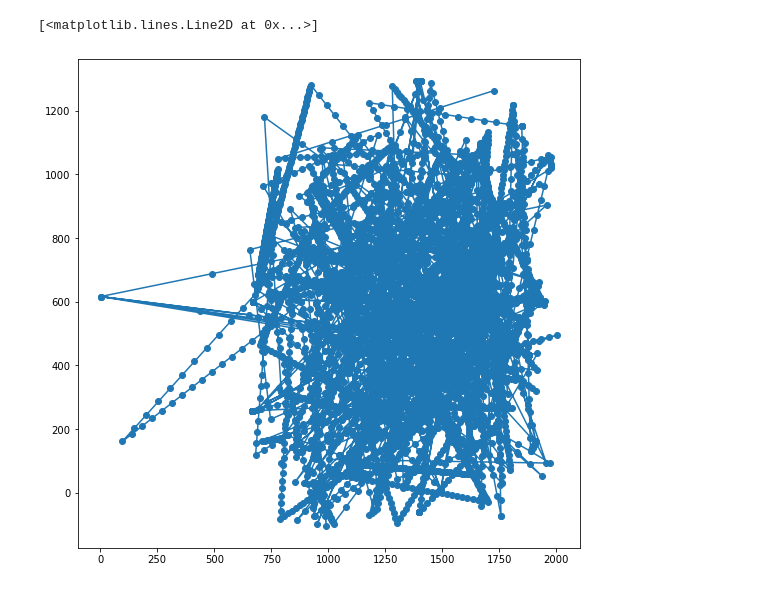
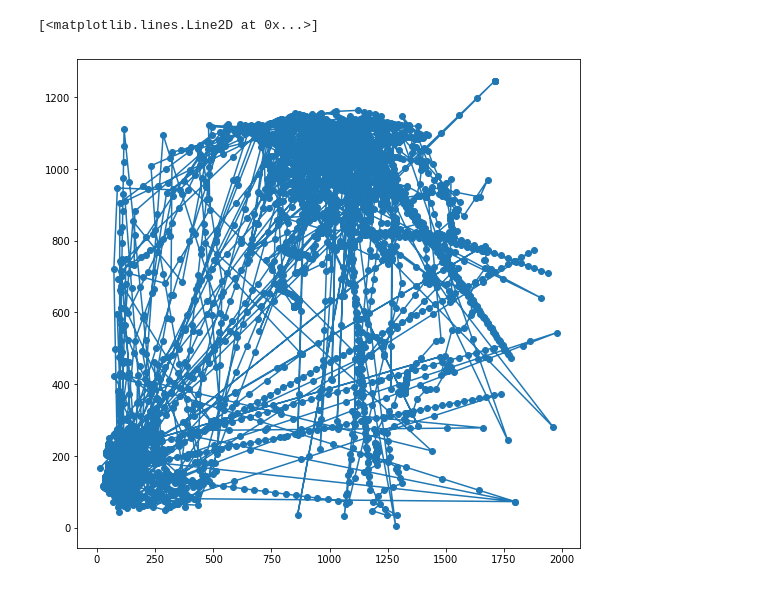
Before and after one commit to hstrey/ants, a Jupyter notebook: ants random walk.ipynb, the cells around one changed output. Drawn from its saved outputs; the diff is of its cells as text; code cells hidden in the pictures.

```diff
--- a/ants random walk.ipynb
+++ b/ants random walk.ipynb
@@ -4,5 +4,5 @@ import numpy as np
 import pandas as pd
 import matplotlib.pyplot as plt
 # %%
-ant_data = pd.read_excel("spatial_data_revised.xlsx",sheet_name="Colony A")
+ant_spatial = pd.read_excel("spatial_data_revised.xlsx",sheet_name="Colony A")
 # %%
@@ -24,3 +18,20 @@ ant_data
 # %%
-ant_data["a1_transformed_x"][:30]
+antspeed = []
+t = np.array(ant_data["time_sec"])
+for ant in ant_set:
+    antx_index = "a"+str(ant)+"_transformed_x"
+    anty_index = "a"+str(ant)+"_transformed_y"
+    x = np.array(ant_spatial[antx_index])
+    y = np.array(ant_spatial[anty_index])
+    isxnan = np.isnan(x)
+    x = x[~isxnan]
+    y = y[~isxnan]
+    tt = t[~isxnan]
+    xdiff_sq = np.diff(x)**2
+    ydiff_sq = np.diff(y)**2
+    tdiff = np.diff(tt)
+    dist = np.sqrt(xdiff_sq+ydiff_sq)
+    speed = sum(dist/tdiff)
+    antspeed.append(speed)
+    print("ant: ",ant,"speed: ",sum(dist/tdiff))
 # %% [output]
@@ -44,5 +55,2 @@ Name: a1_transformed_x, dtype: float64
 # %%
-x = np.array(ant_data["a1_transformed_x"])[28:]
-y = np.array(ant_data["a1_transformed_y"])[28:]
-t = np.array(ant_data["time_sec"])[28:]
-r = (x**2 + y**2) -x[0]**2 - y[0]**2
+plt.hist(antspeed,bins=30)
@@ -49,7 +71,15 @@ r = (x**2 + y**2) -x[0]**2 - y[0]**2
 # %%
-
+ant = 268
+antx_index = "a"+str(ant)+"_transformed_x"
+anty_index = "a"+str(ant)+"_transformed_y"
+x = np.array(ant_spatial[antx_index])
+y = np.array(ant_spatial[anty_index])
+isxnan = np.isnan(x)
+x = x[~isxnan]
+y = y[~isxnan]
+tt = t[~isxnan]
 plt.figure(figsize=(9,9))
 plt.plot(x,y,"o-")
 # %% [output]
 [<matplotlib.lines.Line2D at 0x...>]
-[figure, old version]
+[figure, new version]
```
Also changed, not shown: parts of 9 cells of this notebook, 2 other files.
